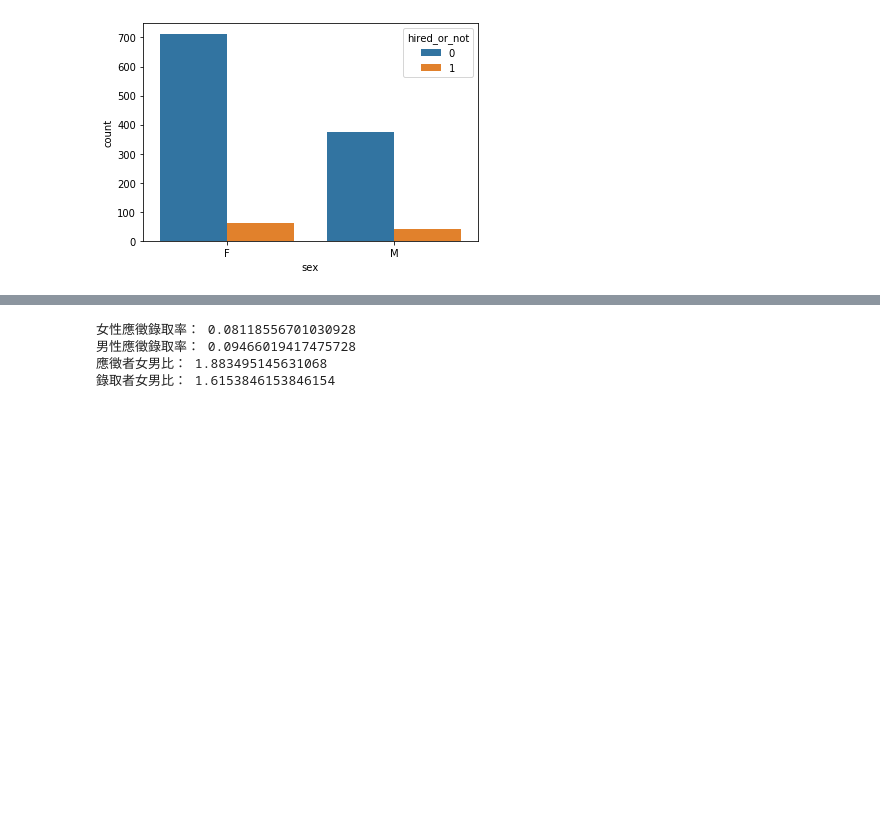
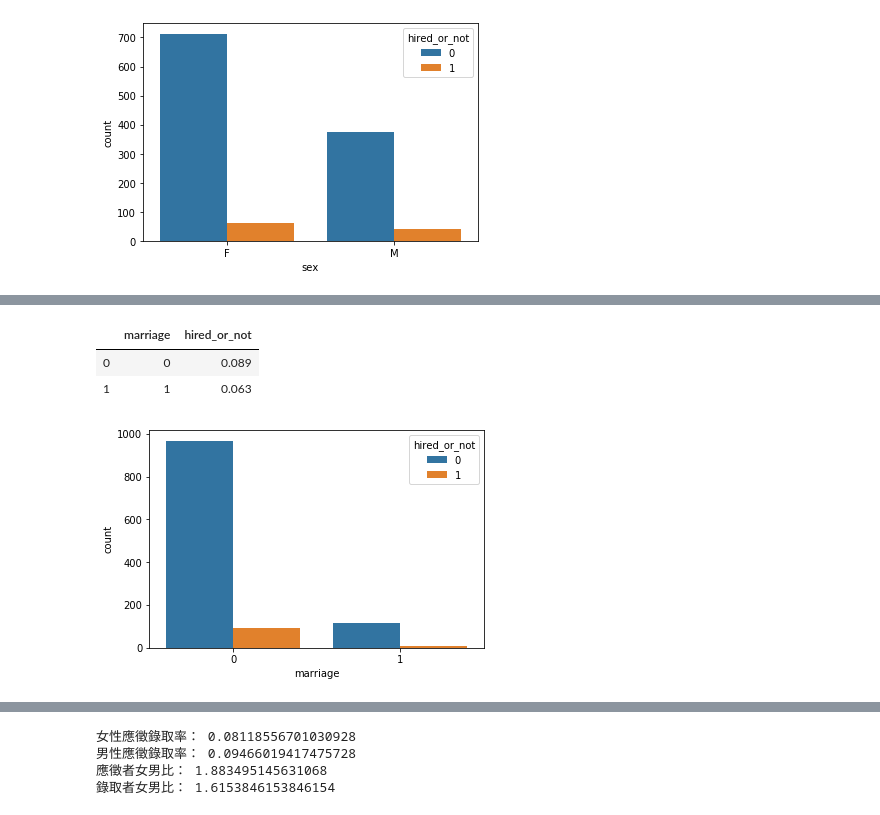
Before and after one commit to vandoris/myProject, a Jupyter notebook: recruit.ipynb, the cells around one changed output, grey strips where cells are left out. Cells and saved outputs as stored; diff of their text form; code cells hidden in the pictures; blank space fills up the shorter version.

```diff
--- a/recruit.ipynb
+++ b/recruit.ipynb
@@ -70,0 +91,9 @@ display(data[['sex','hired_or_not']].groupby(['sex'], as_index=False).mean().rou
+# %%
+# 婚姻狀況
+sns.countplot(data['marriage'], hue=data['hired_or_not'])
+display(data[['marriage','hired_or_not']].groupby(['marriage'], as_index=False).mean().round(3))
+# %% [output]
+|  | marriage | hired_or_not |
+| 0 | 0 | 0.089 |
+| 1 | 1 | 0.063 |
+[figure, added]
```
Also changed, not shown: parts of 40 cells of this notebook.
